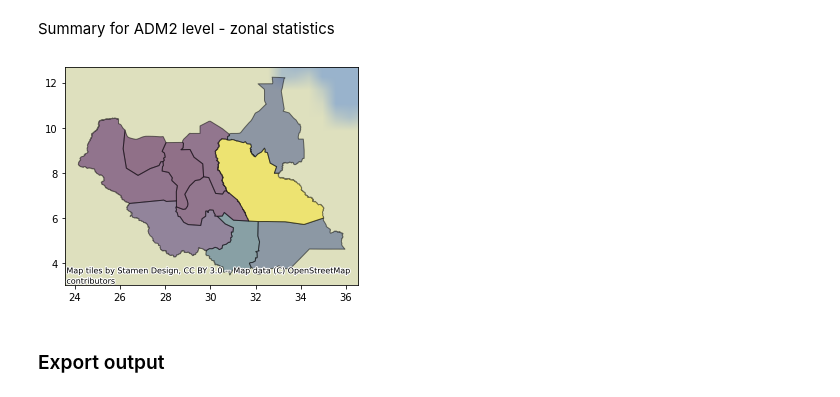
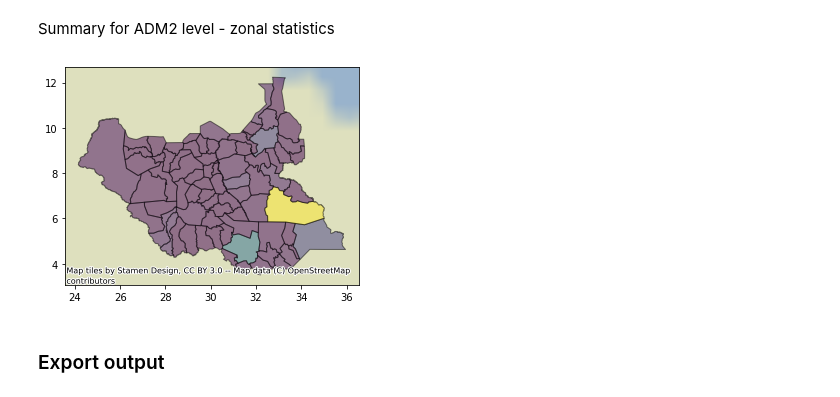
Before and after one commit to sabgis1968/rdl-pyTools, a Jupyter notebook: ss-fl-pop.ipynb, the cells around one changed output. Saved outputs shown, nothing was run; the diff lists cells and outputs as text; code cells hidden in the pictures.

```diff
--- a/ss-fl-pop.ipynb
+++ b/ss-fl-pop.ipynb
@@ -206,0 +208,5 @@ adm2.plot()
+# %%
+pop_flood_adm1 = adm1.join(res_df, on='ADM1_PCODE')
+# %%
+ax = pop_flood_adm1.plot(column='population_sum', alpha=0.5, edgecolor='k')
+ctx.add_basemap(ax, zoom=18)
@@ -211,13 +217,13 @@ adm1_stats = collect_stats(base_loc+'hzd-ss-fl-rp100.tif', base_loc+'SS_ADM1.shp
 # %%
 adm2_stats = collect_stats(base_loc+'hzd-ss-fl-rp100.tif', base_loc+'SS_ADM2.shp', pop_fd, stats="sum", colname='ADM2_PCODE')
 # %%
-res_df = convert_stats_to_df(adm1_stats, 'population_sum', 'sum')
+res_df = convert_stats_to_df(adm2_stats, 'population_sum', 'sum')
 # %%
-pop_affected_by_flood = adm1.join(res_df, on='ADM1_PCODE')
+pop_flood_adm2 = adm2.join(res_df, on='ADM2_PCODE')
 # %%
-ax = pop_affected_by_flood.plot(column='population_sum', alpha=0.5, edgecolor='k')
+ax = pop_flood_adm2.plot(column='population_sum', alpha=0.5, edgecolor='k')
 ctx.add_basemap(ax, zoom=18)
 # %% [output]
-[figure, old version]
+[figure, new version]
 # %% [markdown]
 ### Export output
```
Also changed, not shown: parts of 16 cells of this notebook.
